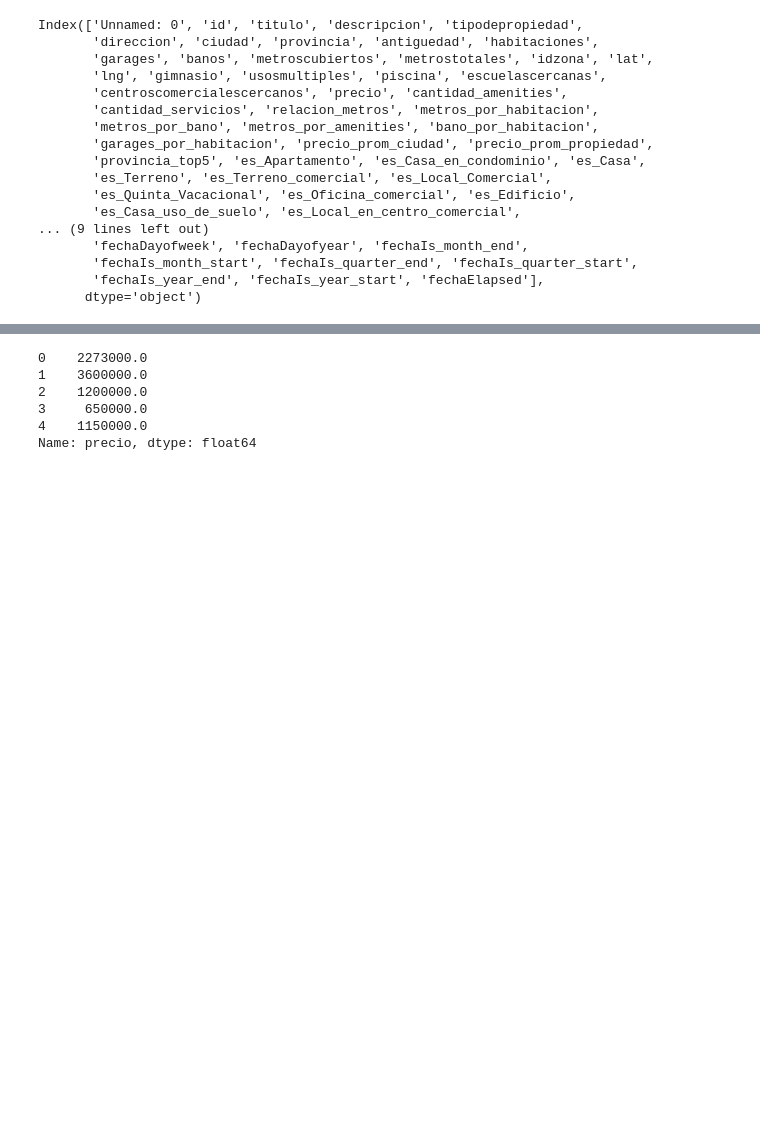
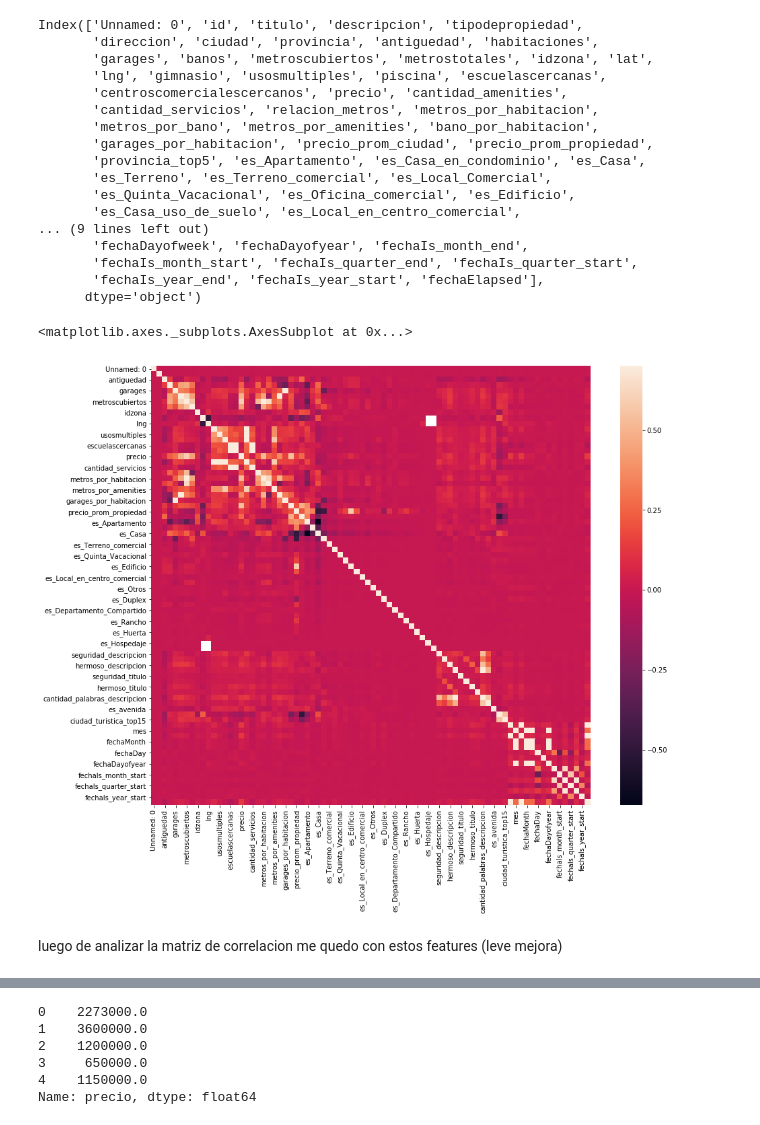
Before and after one commit to cessar5/7506_20192C, a Jupyter notebook: tp2RandomForest.ipynb, the cells around one changed output, grey strips where cells are left out. Saved outputs shown, nothing was run; the diff lists cells and outputs as text; code cells hidden in the pictures; blank space fills up the shorter version.

Commit message:
Se intenta mejoras en selección de features

```diff
--- a/tp2RandomForest.ipynb
+++ b/tp2RandomForest.ipynb
@@ -16,19 +16,6 @@ data.head()
 | 3 | 3 | 209067 | casa sola en toluca zinacantepec ... | casa en privada con caseta de vig... | Casa | ignacio manuel altamirano 128 | Zinacantepec | Edo. de México | 1.000000 | ... |
 | 4 | 4 | 185997 | paseos del sol | bonito departamento en excelentes... | Apartamento | paseos del sol | Zapopan | Jalisco | 10.000000 | ... |
 5 rows × 74 columns
-# %%
-data['antiguedad'] = data['antiguedad'].fillna(0)
-data['habitaciones'] = data['habitaciones'].fillna(0)
-data['garages'] = data['garages'].fillna(0)
-data['banos'] = data['banos'].fillna(0)
-data['metroscubiertos'] = data['metroscubiertos'].fillna(0)
-data['metrostotales'] = data['metrostotales'].fillna(0)
-data['gimnasio'] = data['gimnasio'].fillna(0)
-data['usosmultiples'] = data['usosmultiples'].fillna(0)
-data['piscina'] = data['piscina'].fillna(0)
-data['escuelascercanas'] = data['escuelascercanas'].fillna(0)
-data['centroscomercialescercanos'] = data['centroscomercialescercanos'].fillna(0)
-data['fecha'] = pd.to_datetime(data.fecha,format='%Y-%m-%d')
 # %%
 add_datepart(data, 'fecha')
 # %% [output]
@@ -86,3 +73,15 @@ predictor_cols = ["antiguedad","habitaciones", "garages","banos","metroscubierto
                   "provincia_top5", "es_ciudad_capital", "ciudad_turistica_top15", "precio_prom_ciudad"
                  ]
 #train_X = data[predictor_cols]
+# %%
+import seaborn as sns
+import matplotlib.pyplot as plt
+
+matrix = data.corr()
+f, ax = plt.subplots(figsize=(16, 12))
+sns.heatmap(matrix, vmax=0.7, square=True)
+# %% [output]
+<matplotlib.axes._subplots.AxesSubplot at 0x...>
+[figure, added]
+# %% [markdown]
+ luego de analizar la matriz de correlacion me quedo con estos features (leve mejora)
```
Also changed, not shown: parts of 24 cells of this notebook.
